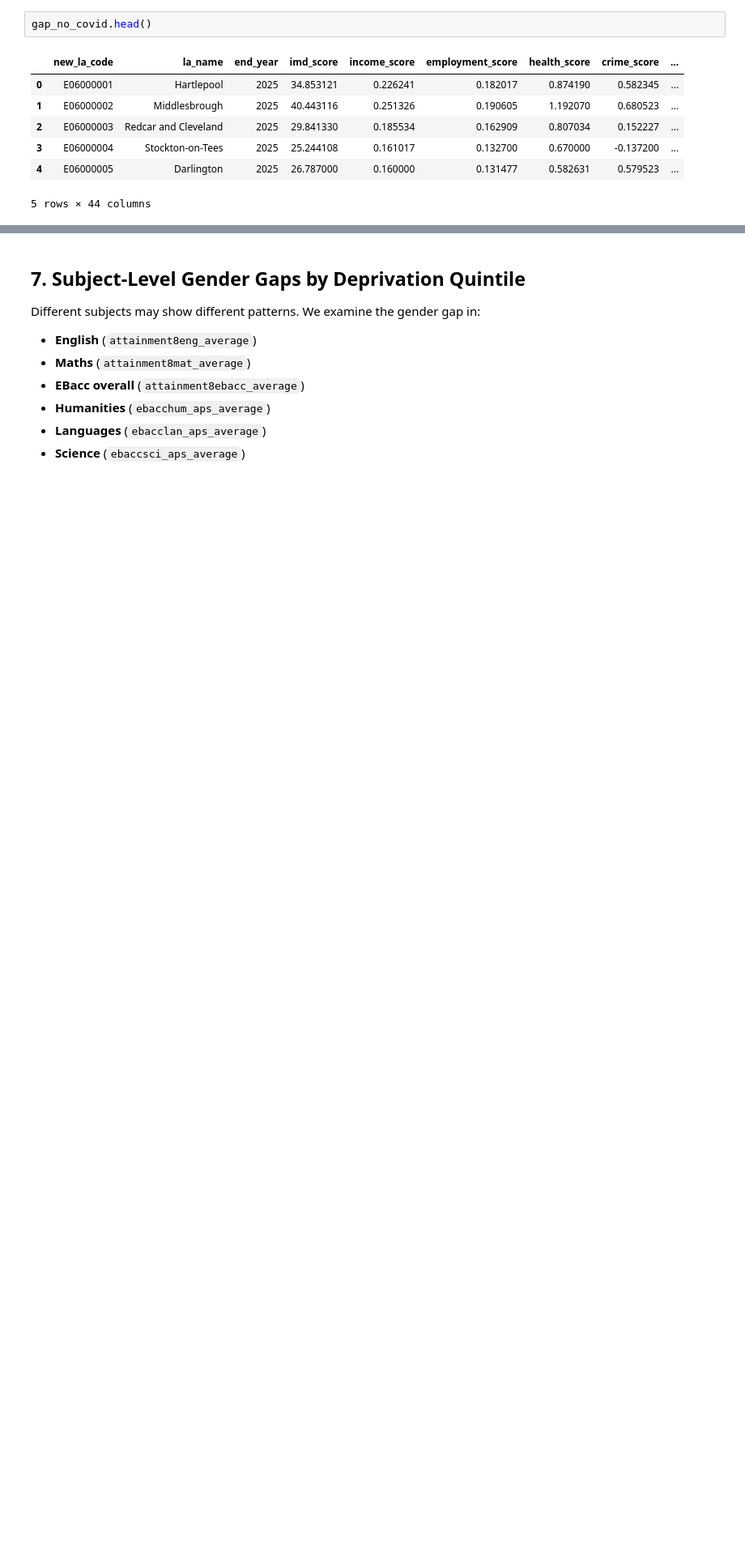
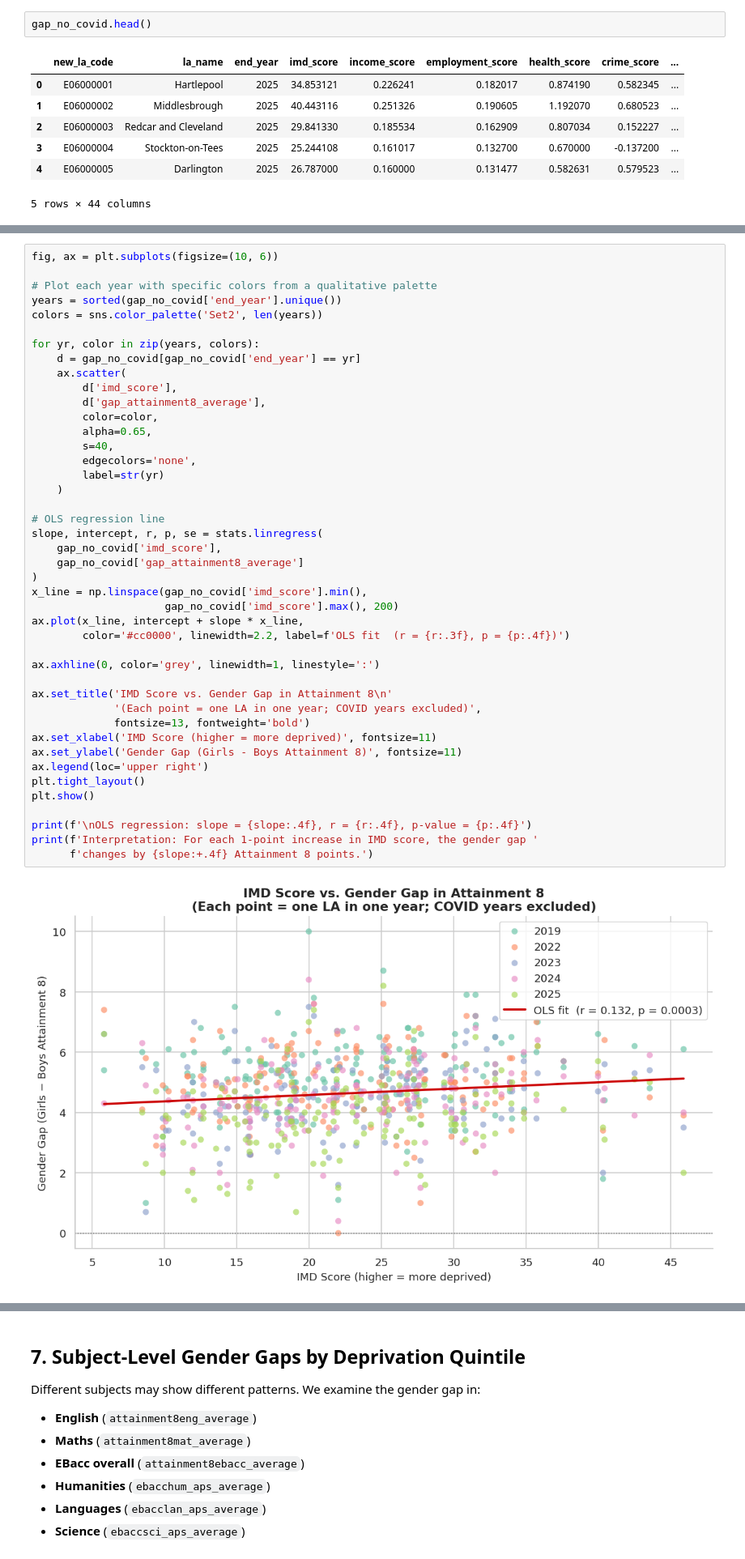
Before and after one commit to AislingLangston/CFG-DS-group-6-2026, a Jupyter notebook: Q4.ipynb, the cells around one changed output, grey strips where cells are left out. Shown at 81% size. Drawn from its saved outputs; the diff is of its cells as text; blank space fills up the shorter version.

Commit message:
Q4 scatter plot IMD score-Gender gap A8, Pearson correlations, ANOVA + t-test

```diff
--- a/Q4.ipynb
+++ b/Q4.ipynb
@@ -397,0 +400,45 @@ gap_no_covid.head()
+# %%
+fig, ax = plt.subplots(figsize=(10, 6))
+
+# Plot each year with specific colors from a qualitative palette
+years = sorted(gap_no_covid['end_year'].unique())
+colors = sns.color_palette('Set2', len(years))
+
+for yr, color in zip(years, colors):
+    d = gap_no_covid[gap_no_covid['end_year'] == yr]
+    ax.scatter(
+        d['imd_score'],
+        d['gap_attainment8_average'],
+        color=color,
+        alpha=0.65,
+        s=40,
+        edgecolors='none',
+        label=str(yr)
+    )
+
+# OLS regression line
+slope, intercept, r, p, se = stats.linregress(
+    gap_no_covid['imd_score'],
+    gap_no_covid['gap_attainment8_average']
+)
+x_line = np.linspace(gap_no_covid['imd_score'].min(),
+                     gap_no_covid['imd_score'].max(), 200)
+ax.plot(x_line, intercept + slope * x_line,
+        color='#cc0000', linewidth=2.2, label=f'OLS fit  (r = {r:.3f}, p = {p:.4f})')
+
+ax.axhline(0, color='grey', linewidth=1, linestyle=':')
+
+ax.set_title('IMD Score vs. Gender Gap in Attainment 8\n'
+             '(Each point = one LA in one year; COVID years excluded)',
+             fontsize=13, fontweight='bold')
+ax.set_xlabel('IMD Score (higher = more deprived)', fontsize=11)
+ax.set_ylabel('Gender Gap (Girls - Boys Attainment 8)', fontsize=11)
+ax.legend(loc='upper right')
+plt.tight_layout()
+plt.show()
+
+print(f'\nOLS regression: slope = {slope:.4f}, r = {r:.4f}, p-value = {p:.4f}')
+print(f'Interpretation: For each 1-point increase in IMD score, the gender gap '
+      f'changes by {slope:+.4f} Attainment 8 points.')
+# %% [output]
+[figure, added]
```
Also changed, not shown: parts of 14 cells of this notebook.
